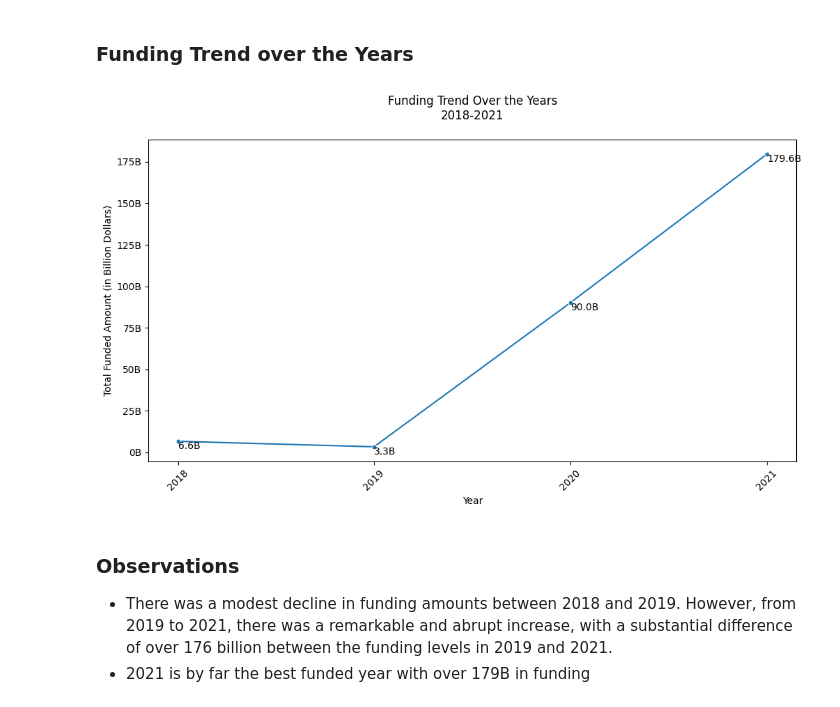
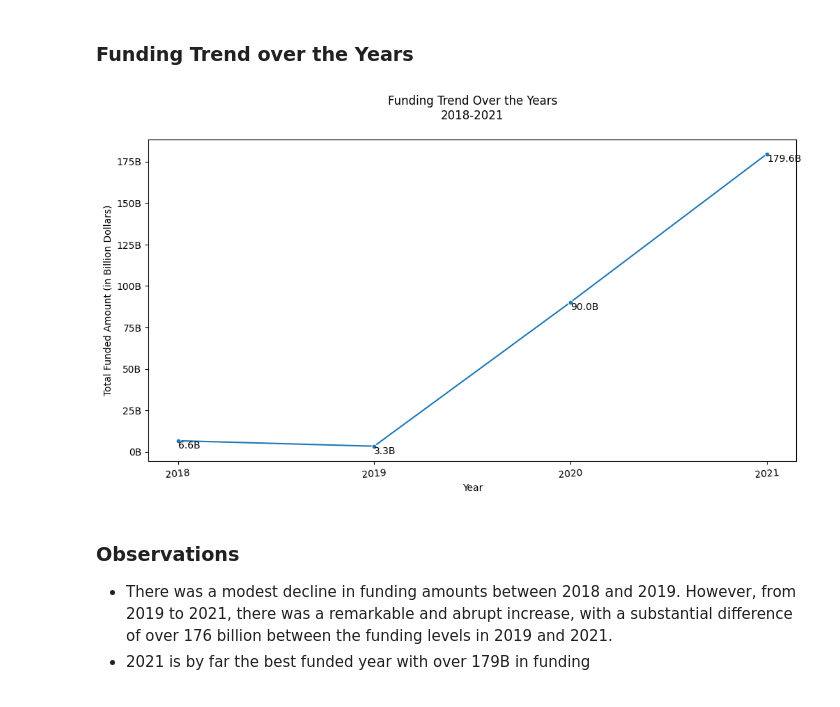
Before and after one commit to MurithiDenisGitobu/EDA-Indian-Startup-Funding, a Jupyter notebook: LP1_Project.ipynb.ipynb, the cells around one changed output. Drawn from its saved outputs; the diff is of its cells as text; code cells hidden in the pictures.

```diff
--- a/LP1_Project.ipynb.ipynb
+++ b/LP1_Project.ipynb.ipynb
@@ -860,0 +1080,5 @@ df['sector'] = df['sector'].replace(['Defense & Space', 'Defense and Space'], 'D
+# %%
+# apply function
+df=categorize_sector(df)
+# %%
+df['sector'].fillna(df['sector'].mode()[0], inplace=True)
@@ -864,14 +1108,29 @@ df['sector'] = df['sector'].replace(['Defense & Space', 'Defense and Space'], 'D
 # Get the first location from every list
 df['headquarter']=df['headquarter'].str.split(",").str[0]
 # %%
-df['headquarter']=df['headquarter'].replace({'Bengaluru': 'Bangalore', 'Banglore': 'Bangalore', 'Gurugram': 'Gurgaon', 'Hyderebad': 'Hyderabad',
-                                      'New Delhi': 'Delhi', 'Ahmadabad': 'Ahmedabad', 'Ernakulam': 'Cochin', 'Telugana': 'Telangana',
-                                      'Rajastan': 'Rajasthan', 'San Franciscao': 'San Francisco', 'Samsitpur': 'Samastipur', 'Santra': 'Samtra',
-                                      'Rajsamand': 'Rajasthan', 'Kerala': 'Kochi','The Nilgiris': 'Nilgiris', 'Gurugram\t#REF!': 'Gurgaon',
-                                      'California': 'San Francisco', 'San Francisco Bay Area': 'San Francisco', 'Hyderebad': 'Hyderabad',
-                                      'Online Media\t#REF!': 'Unknown','Pharmaceuticals\t#REF!': 'Unknown',
-                                      'Information Technology & Services':'Unknown' ,'Small Towns': 'Unknown','Orissia': 'Odisha',
-                                      'Santra': 'Samtra', 'Vadodara': 'Vadodara', 'Food & Beverages': 'Unknown', 'Bangaldesh': 'Bangladesh',})
+# df['headquarter']=df['headquarter'].replace({'Bengaluru': 'Bangalore', 'Banglore': 'Bangalore', 'Gurugram': 'Gurgaon', 'Hyderebad': 'Hyderabad',
+#                                       'New Delhi': 'Delhi', 'Ahmadabad': 'Ahmedabad', 'Ernakulam': 'Cochin', 'Telugana': 'Telangana',
+#                                       'Rajastan': 'Rajasthan', 'San Franciscao': 'San Francisco', 'Samsitpur': 'Samastipur', 'Santra': 'Samtra',
+#                                       'Rajsamand': 'Rajasthan', 'Kerala': 'Kochi','The Nilgiris': 'Nilgiris', 'Gurugram\t#REF!': 'Gurgaon',
+#                                       'California': 'San Francisco', 'San Francisco Bay Area': 'San Francisco', 'Hyderebad': 'Hyderabad',
+#                                       'Online Media\t#REF!': 'Unknown','Pharmaceuticals\t#REF!': 'Unknown',
+#                                       'Information Technology & Services':'Unknown' ,'Small Towns': 'Unknown','Orissia': 'Odisha',
+#                                       'Santra': 'Samtra', 'Vadodara': 'Vadodara', 'Food & Beverages': 'Unknown', 'Bangaldesh': 'Bangladesh',})
+# %%
+def fix_headquarters(row):
+    replacements = {'Bengaluru': 'Bangalore', 'Banglore': 'Bangalore', 'Gurugram': 'Gurgaon', 'Hyderebad': 'Hyderabad',
+                    'New Delhi': 'Delhi', 'Ahmadabad': 'Ahmedabad', 'Ernakulam': 'Cochin', 'Telugana': 'Telangana',
+                    'Rajastan': 'Rajasthan', 'San Franciscao': 'San Francisco', 'Samsitpur': 'Samastipur', 'Santra': 'Samtra',
+                    'Rajsamand': 'Rajasthan', 'Kerala': 'Kochi', 'The Nilgiris': 'Nilgiris', 'Gurugram\t#REF!': 'Gurgaon',
+                    'California': 'San Francisco', 'San Francisco Bay Area': 'San Francisco', 'Hyderebad': 'Hyderabad',
+                    'Online Media\t#REF!': 'Unknown', 'Pharmaceuticals\t#REF!': 'Unknown',
+                    'Information Technology & Services': 'Unknown', 'Small Towns': 'Unknown', 'Orissia': 'Odisha',
+                    'Santra': 'Samtra', 'Vadodara': 'Vadodara', 'Food & Beverages': 'Unknown', 'Bangaldesh': 'Bangladesh'}
+
+    return replacements.get(row, row)
+
+# Apply the fix_headquarters function to the 'headquarter' column
+df['headquarter'] = df['headquarter'].apply(fix_headquarters)
 # %%
 df.head()
 # %% [output]
@@ -973,26 +1235,26 @@ Fail to reject the null hypothesis. There is no significant relationship between
 # %%
 # Plot a line graph to display the trend over the year
 funding_trend = df.groupby('year')['amount'].sum()
 funding_trend = pd.DataFrame(funding_trend).reset_index()
 funding_trend = funding_trend.reset_index()
 # Create a line plot using Seaborn
 plt.figure(figsize=(12, 6))  # Adjust the figure size if needed
 ax = sns.lineplot(data=funding_trend, x='year', marker='o',markersize=5, y='amount',)
 plt.title('Funding Trend Over the Years\n2018-2021\n')
 plt.xlabel('Year')
 plt.ylabel('Total Funded Amount (in Billion Dollars)')
-plt.xticks(rotation=45)
+plt.xticks(rotation=5)
 ax.xaxis.set_major_locator(YearLocator())
 ax.yaxis.set_major_formatter(FuncFormatter(lambda x, _: '{:,}'.format(int(x))))
 ax.yaxis.set_major_formatter(FuncFormatter(lambda x, _: f'{int(x / 1e9)}B'))
 for i, label in enumerate(funding_trend['amount']):
     year = funding_trend['year'].iloc[i]
     y_value = funding_trend['amount'].iloc[i]
     label_text = f'{label / 1e9:.1f}B' if not pd.isna(label) else 'N/A'
     plt.text(year, y_value, label_text, ha='left', va='top', color='black', fontsize=10)
 plt.show()
 # %% [output]
-[figure, old version]
+[figure, new version]
 # %% [markdown]
 ### **Observations**
 - There was a modest decline in funding amounts between 2018 and 2019. However, from 2019 to 2021, there was a remarkable and abrupt increase, with a substantial difference of over 176 billion between the funding levels in 2019 and 2021.
```
Also changed, not shown: parts of 28 cells of this notebook.
